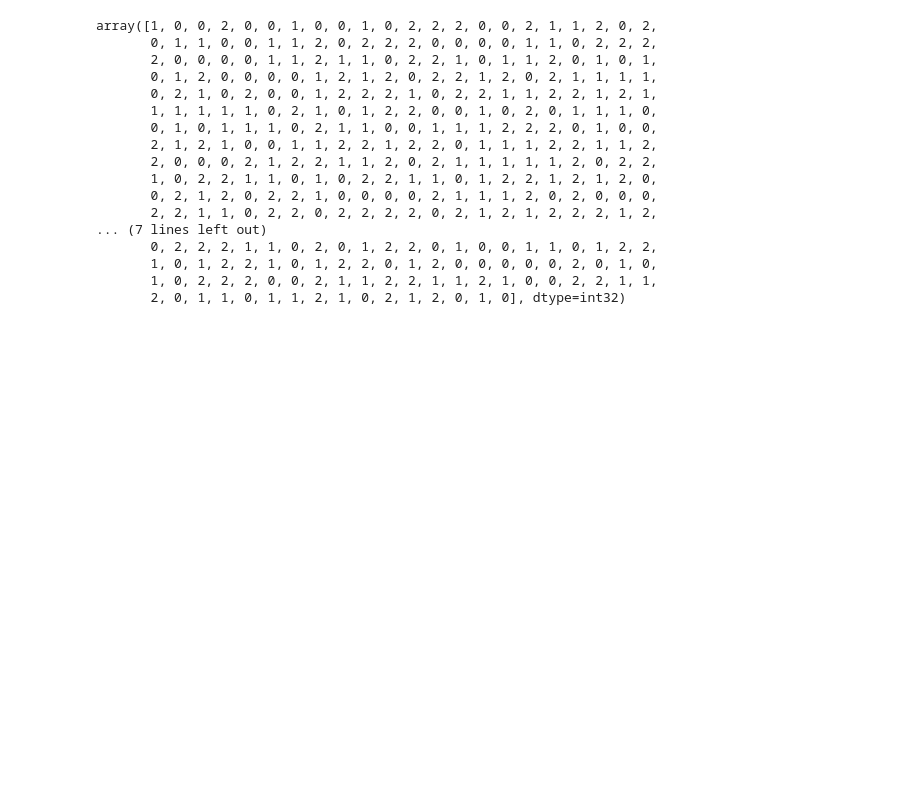
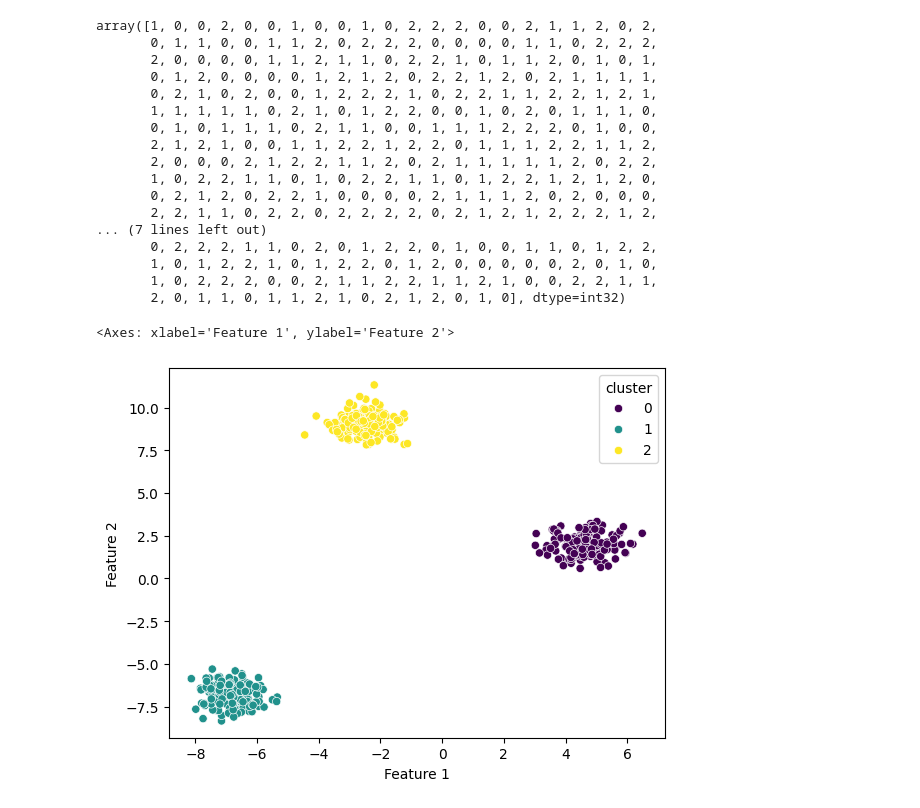
Before and after one commit to Callme-VR/Ai-engineer, a Jupyter notebook: UnsupervisedLearning/k-mean_clustering/k-mean.ipynb, the cells around one changed output. Cells and saved outputs as stored; diff of their text form; code cells hidden in the pictures; blank space fills up the shorter version.

```diff
--- a/UnsupervisedLearning/k-mean_clustering/k-mean.ipynb
+++ b/UnsupervisedLearning/k-mean_clustering/k-mean.ipynb
@@ -94,3 +94,17 @@ array([1, 0, 0, 2, 0, 0, 1, 0, 0, 1, 0, 2, 2, 2, 0, 0, 2, 1, 1, 2, 0, 2,
        1, 0, 1, 2, 2, 1, 0, 1, 2, 2, 0, 1, 2, 0, 0, 0, 0, 0, 2, 0, 1, 0,
        1, 0, 2, 2, 2, 0, 0, 2, 1, 1, 2, 2, 1, 1, 2, 1, 0, 0, 2, 2, 1, 1,
        2, 0, 1, 1, 0, 1, 1, 2, 1, 0, 2, 1, 2, 0, 1, 0], dtype=int32)
+# %%
+# Add cluster labels to dataframe
+df['cluster'] = cluster_labels
+
+# Scatter plot
+sns.scatterplot(
+    x=df['Feature 1'],
+    y=df['Feature 2'],
+    hue=df['cluster'],
+    palette='viridis'
+)
+# %% [output]
+<Axes: xlabel='Feature 1', ylabel='Feature 2'>
+[figure, added]
```
Also changed, not shown: parts of 6 cells of this notebook.
